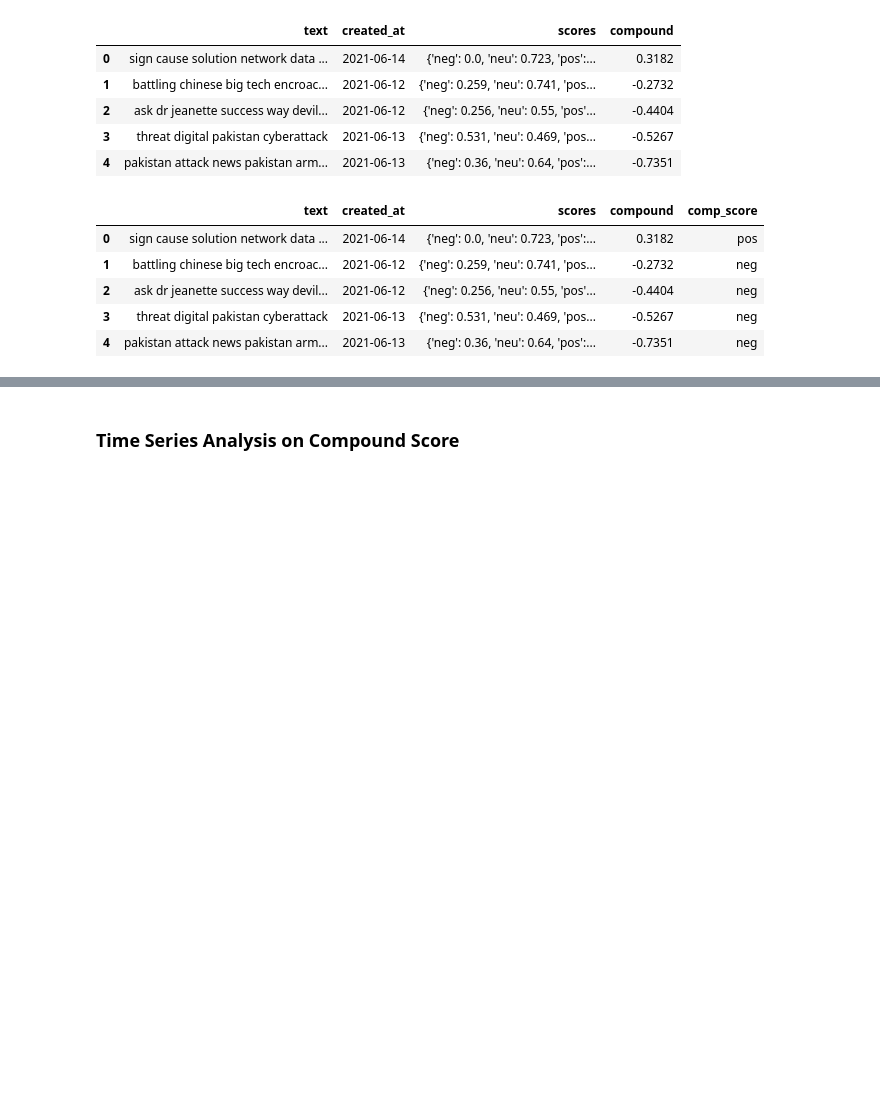
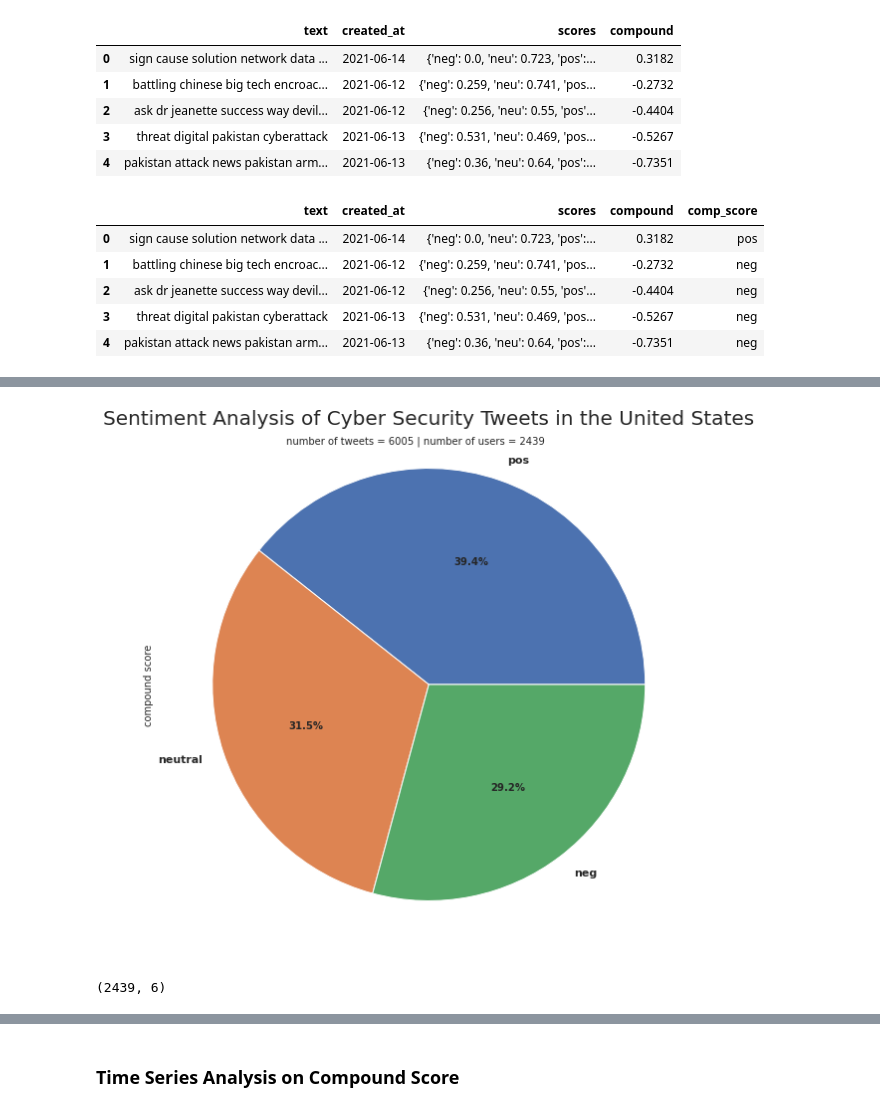
Before and after one commit to sofiapiedrahita/CyberCollective, a Jupyter notebook: Cyber Security Tweets Analysis - Elyse.ipynb, the cells around one changed output, grey strips where cells are left out. Cells and saved outputs as stored; diff of their text form; code cells hidden in the pictures; blank space fills up the shorter version.

```diff
--- a/Cyber Security Tweets Analysis - Elyse.ipynb
+++ b/Cyber Security Tweets Analysis - Elyse.ipynb
@@ -643,0 +663,3 @@ AttributeError: 'DataFrame' object has no attribute 'comp_score'
+# %%
+usa = data[data.country == "United States"][['country', 'text', 'user_id']]
+usa.head()
@@ -643,0 +673,6 @@ AttributeError: 'DataFrame' object has no attribute 'comp_score'
+# %%
+sid = SentimentIntensityAnalyzer()
+usa['scores'] = usa['text'].apply(lambda review: sid.polarity_scores(str(review)))
+usa['compound']  = usa['scores'].apply(lambda score_dict: score_dict['compound'])
+usa['comp_score'] = usa['compound'].apply(lambda c: 'pos' if c >=0.05 else ('neg' if c <= -0.05 else 'neutral'))
+usa.head()
@@ -643,0 +686,13 @@ AttributeError: 'DataFrame' object has no attribute 'comp_score'
+# %%
+fig, ax = plt.subplots(figsize=(15,10))
+comp_score_counts_usa = usa.comp_score.value_counts()
+comp_score_counts_usa.plot.pie(autopct="%.1f%%")
+plt.title("Sentiment Analysis of Cyber Security Tweets in the United States", size = 20, y = .97)
+plt.ylabel("compound score", size = 10)
+plt.suptitle('number of tweets = 6005 | number of users = 2439', size = 10, y = .85);
+# %% [output]
+[figure, added]
+# %%
+usa.drop_duplicates('user_id').shape
+# %% [output]
+(2439, 6)
```
Also changed, not shown: parts of 31 cells of this notebook.
